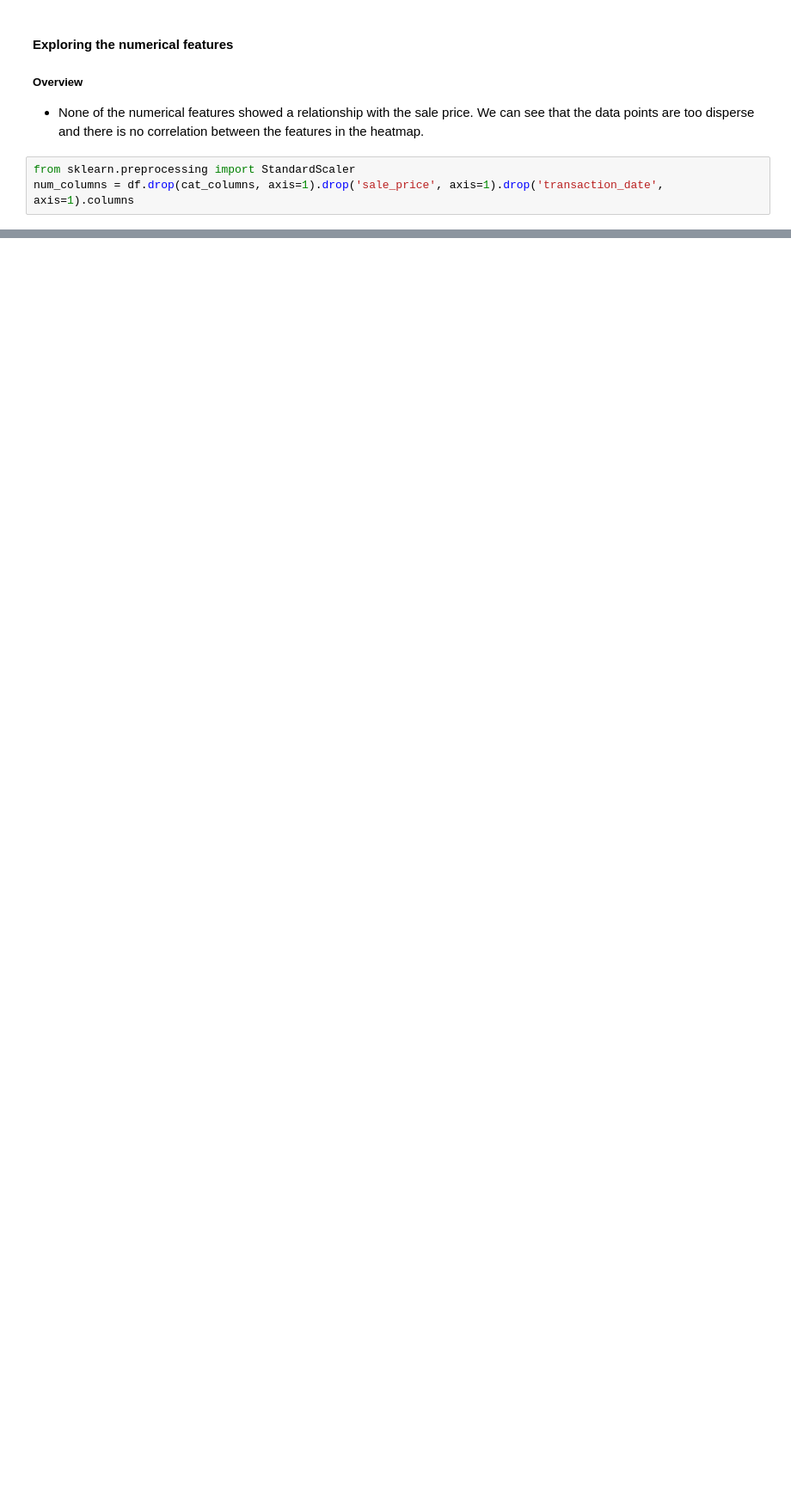
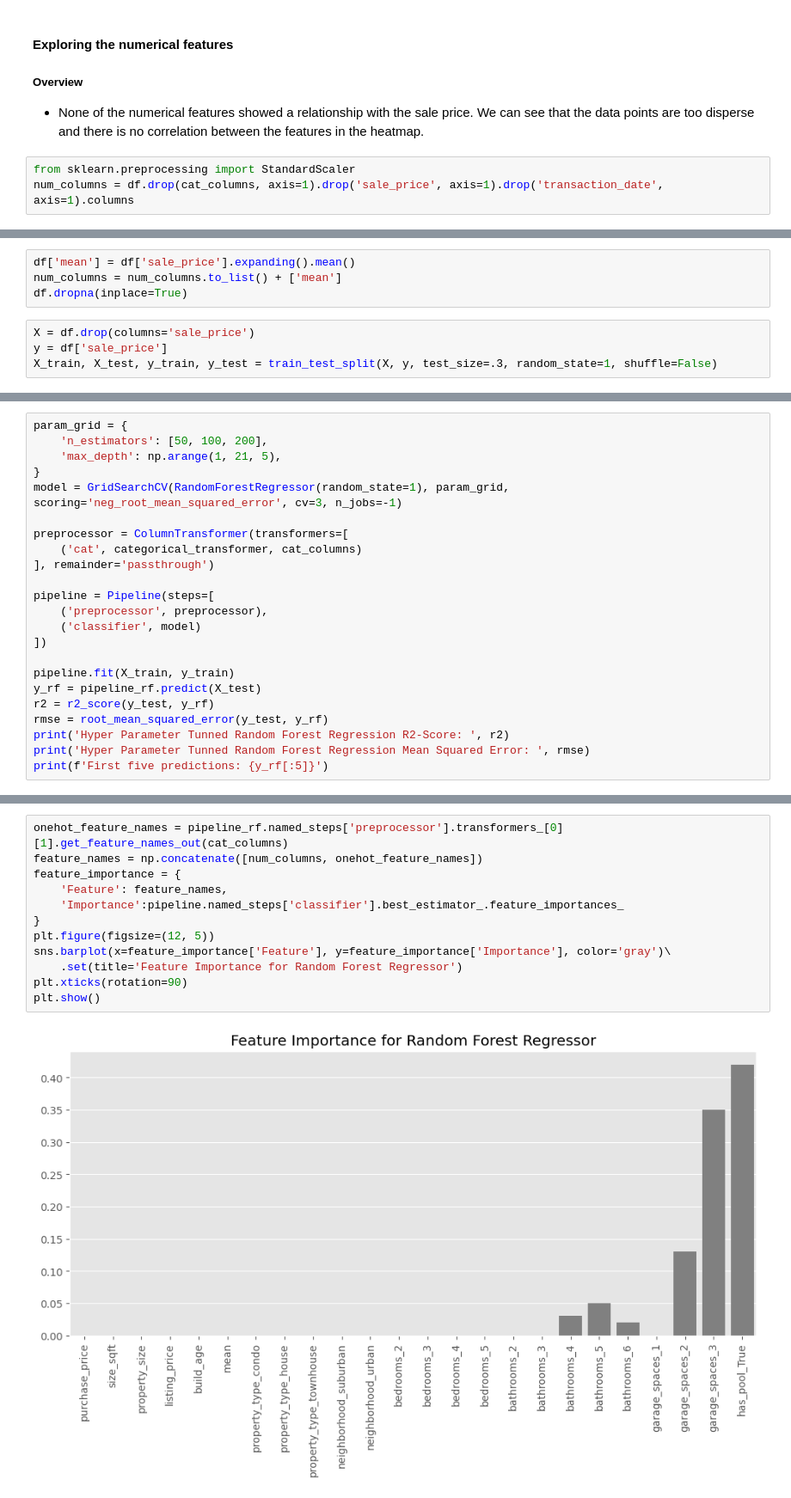
Before and after one commit to Julio-M-Siqueira/aMORA-Test, a Jupyter notebook: notebook.ipynb, the cells around one changed output, grey strips where cells are left out. Shown at 86% size. Cells and saved outputs as stored; diff of their text form; blank space fills up the shorter version.

Commit message:
Added modeling step into notebook

```diff
--- a/notebook.ipynb
+++ b/notebook.ipynb
@@ -419,0 +455,8 @@ plt.show()
+# %%
+df['mean'] = df['sale_price'].expanding().mean()
+num_columns = num_columns.to_list() + ['mean']
+df.dropna(inplace=True)
+# %%
+X = df.drop(columns='sale_price')
+y = df['sale_price']
+X_train, X_test, y_train, y_test = train_test_split(X, y, test_size=.3, random_state=1, shuffle=False)
@@ -419,0 +509,23 @@ plt.show()
+# %%
+param_grid = {
+    'n_estimators': [50, 100, 200],
+    'max_depth': np.arange(1, 21, 5),
+}
+model = GridSearchCV(RandomForestRegressor(random_state=1), param_grid, scoring='neg_root_mean_squared_error', cv=3, n_jobs=-1)
+
+preprocessor = ColumnTransformer(transformers=[
+    ('cat', categorical_transformer, cat_columns)
+], remainder='passthrough')
+
+pipeline = Pipeline(steps=[
+    ('preprocessor', preprocessor),
+    ('classifier', model)
+])
+
+pipeline.fit(X_train, y_train)
+y_rf = pipeline_rf.predict(X_test)
+r2 = r2_score(y_test, y_rf)
+rmse = root_mean_squared_error(y_test, y_rf)
+print('Hyper Parameter Tunned Random Forest Regression R2-Score: ', r2)
+print('Hyper Parameter Tunned Random Forest Regression Mean Squared Error: ', rmse)
+print(f'First five predictions: {y_rf[:5]}')
@@ -419,0 +536,14 @@ plt.show()
+# %%
+onehot_feature_names = pipeline_rf.named_steps['preprocessor'].transformers_[0][1].get_feature_names_out(cat_columns)
+feature_names = np.concatenate([num_columns, onehot_feature_names])
+feature_importance = {
+    'Feature': feature_names,
+    'Importance':pipeline.named_steps['classifier'].best_estimator_.feature_importances_
+}
+plt.figure(figsize=(12, 5))
+sns.barplot(x=feature_importance['Feature'], y=feature_importance['Importance'], color='gray')\
+    .set(title='Feature Importance for Random Forest Regressor')
+plt.xticks(rotation=90)
+plt.show()
+# %% [output]
+[figure, added]
```
Also changed, not shown: parts of 11 cells of this notebook.
